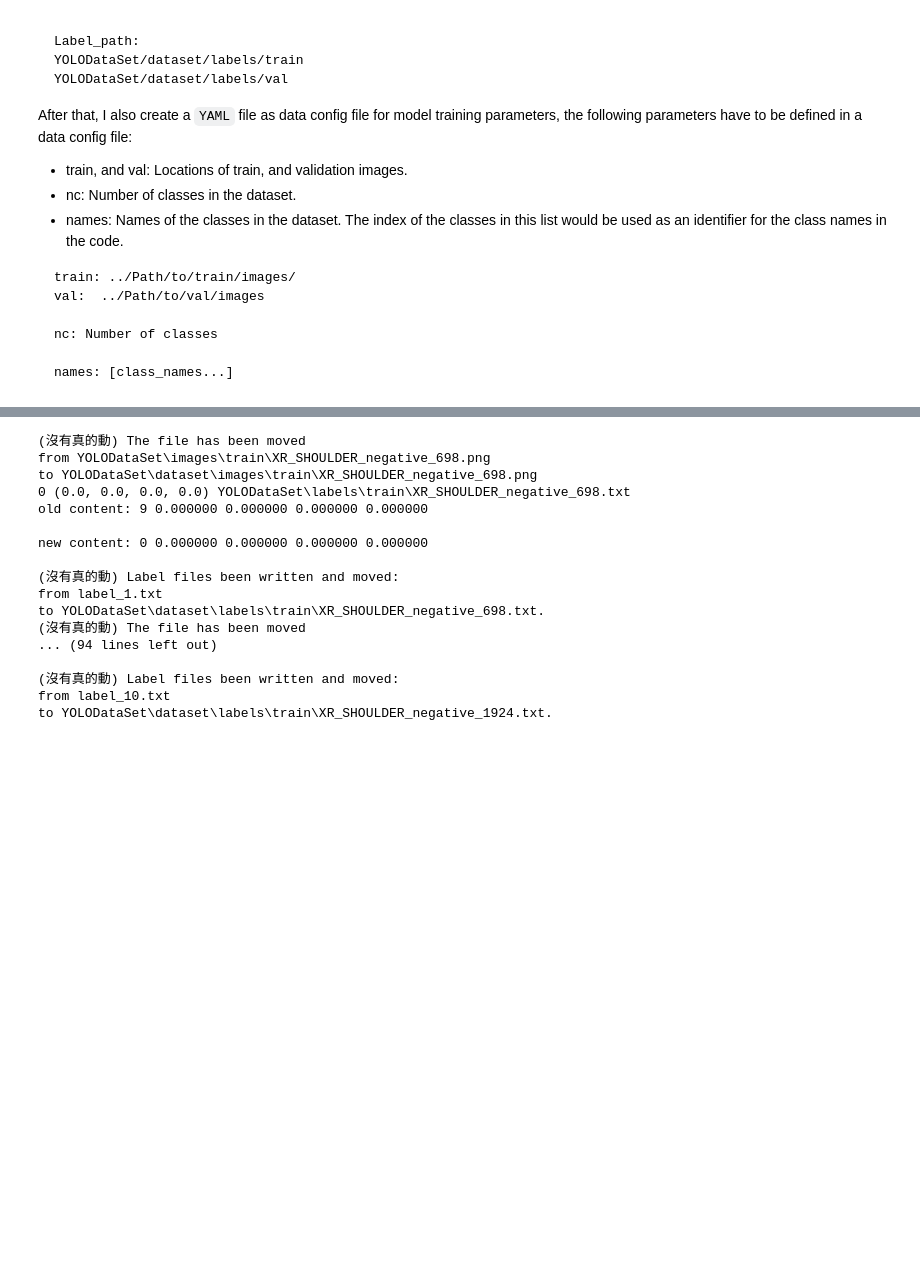
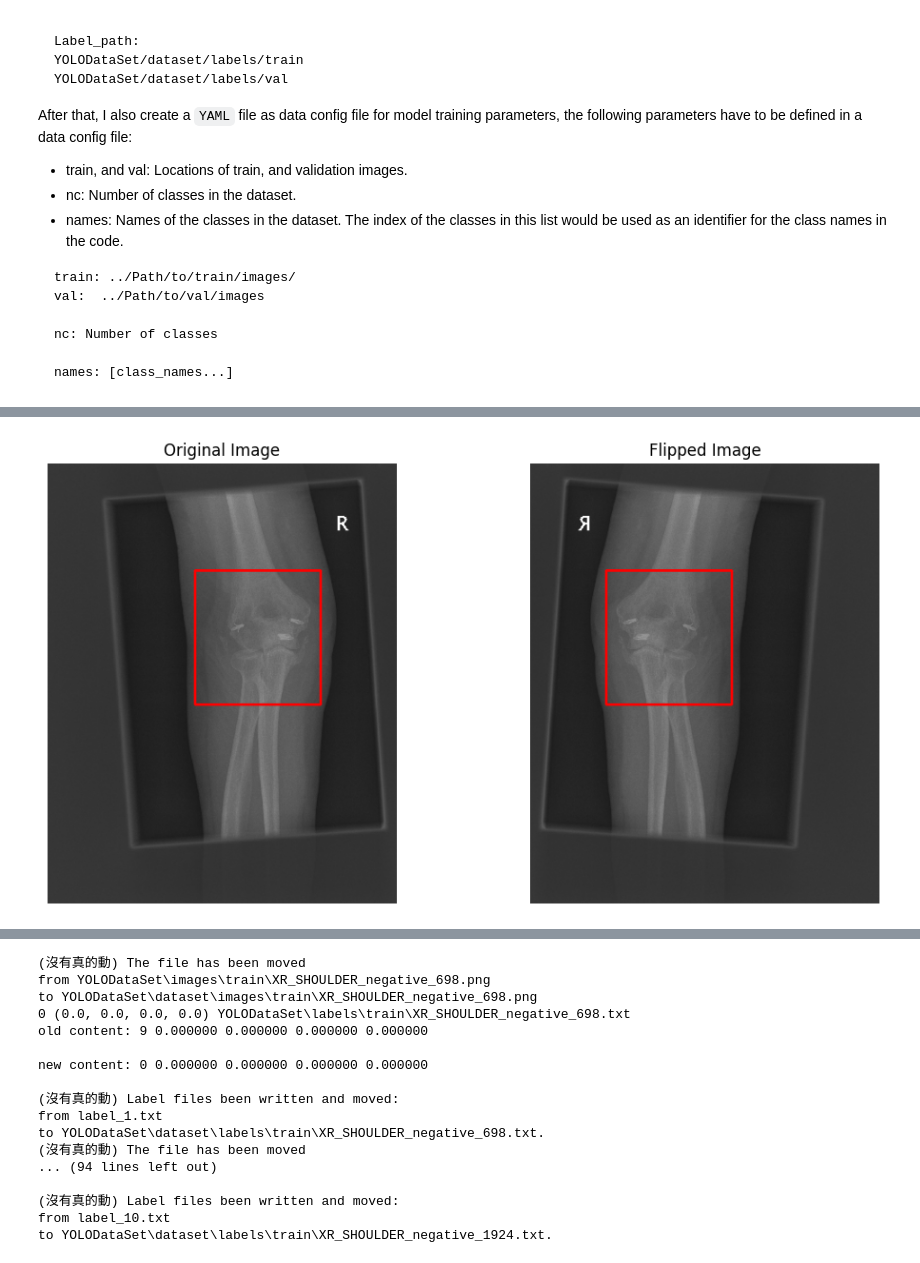
Before and after one commit to Leohoji/Fracture-Identification-System, a Jupyter notebook: bone_fracture_detection.ipynb, the cells around one changed output, grey strips where cells are left out. Cells and saved outputs as stored; diff of their text form; code cells hidden in the pictures; blank space fills up the shorter version.

```diff
--- a/bone_fracture_detection.ipynb
+++ b/bone_fracture_detection.ipynb
@@ -714,0 +668,3 @@ def move_data_to_dataset(root_dir: str, image_data: list) -> bool:
+# %%
+negative_images = list(filter(lambda path: 'negative' in str(path), binary_images))
+positive_images = list(filter(lambda path: 'positive' in str(path), binary_images))
@@ -714,0 +695,54 @@ def move_data_to_dataset(root_dir: str, image_data: list) -> bool:
+# %%
+def flip_and_plot_image_with_rectangles(image_path: str, bbox: tuple):
+    """
+    Flip an image horizontally and adjust the bounding box coordinates.
+    Also plot the original and flipped images with bounding boxes.
+
+    Args:
+        image_path (str): Path to the input image.
+        bbox (tuple): Bounding box coordinates in the format (x_center, y_center, width, height).
+
+    Returns:
+        tuple: Flipped image and adjusted bounding box coordinates.
+    """
+    # Read the image using OpenCV
+    image = read_image(image_path)
+    img_height, img_width, _ = image.shape
+    x_center, y_center, width, height = bbox
+
+    # Horizontally flip the image using OpenCV
+    flipped_image, new_bbox = flip_image_with_bbox(image, bbox)
+    new_x_center, new_y_center, new_width, new_height = new_bbox
+
+    # Plot the original image with the bounding box
+    fig, axs = plt.subplots(1, 2, figsize=(12, 6))
+
+    # Original image
+    # Convert bounding box to pixel coordinates
+    x_min, y_min, x_max, y_max = calculate_bounding_box(img_width, img_height, x_center, y_center, width, height)
+
+    # Draw the bounding box and center point
+    cv2.rectangle(image, (x_min, y_min), (x_max, y_max), color=(255, 0, 0), thickness=2)  # Blue box
+
+    axs[0].imshow(image)
+    axs[0].set_title('Original Image')
+    axs[0].axis('off')
+
+    # Flipped imag
+    # Convert bounding box to pixel coordinates
+    new_x_min, new_y_min, new_x_max, new_y_max = calculate_bounding_box(img_width, img_height, new_x_center, new_y_center, new_width, new_height)
+
+    # Draw the bounding box and center point
+    cv2.rectangle(flipped_image, (new_x_min, new_y_min), (new_x_max, new_y_max), color=(255, 0, 0), thickness=2)  # Blue box
+
+    axs[1].imshow(flipped_image)
+    axs[1].set_title('Flipped Image')
+    axs[1].axis('off')
+
+    plt.show()
+
+positive_img_selected = random.choice(positive_images)
+positive_img_path, positive_bbox = positive_img_selected
+flip_and_plot_image_with_rectangles(str(positive_img_path), positive_bbox[0])
+# %% [output]
+[figure, added]
```
Also changed, not shown: parts of 13 cells of this notebook.
